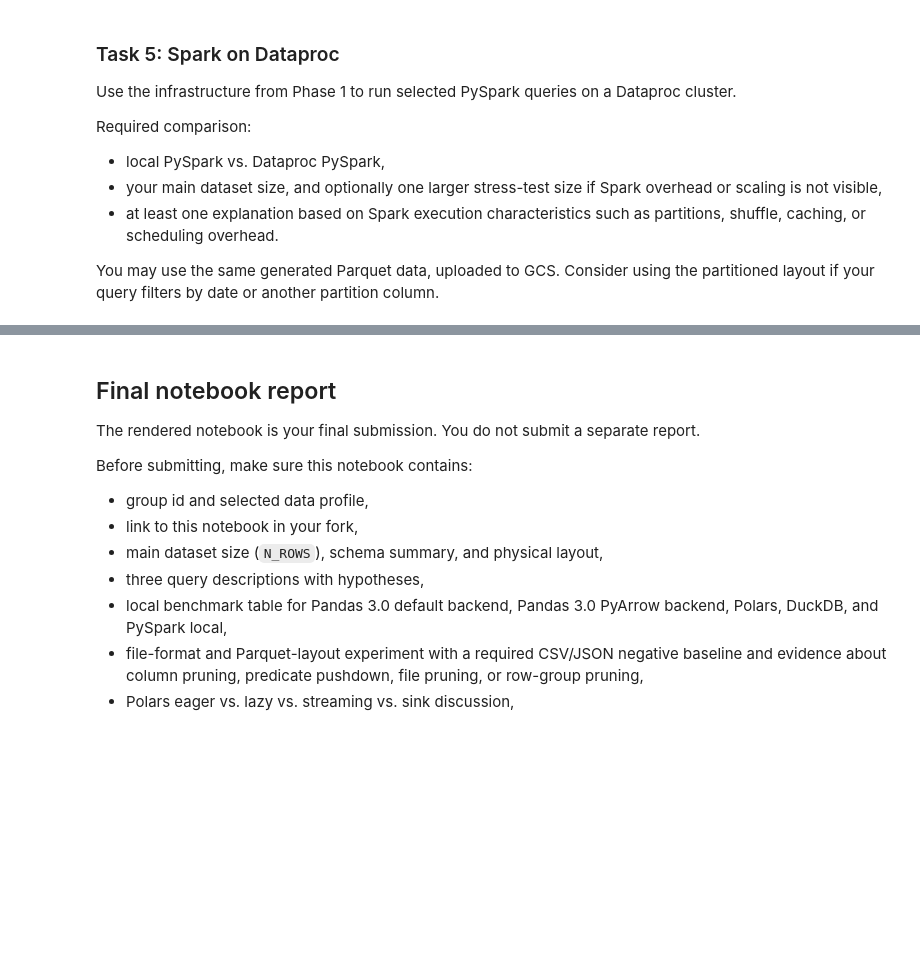
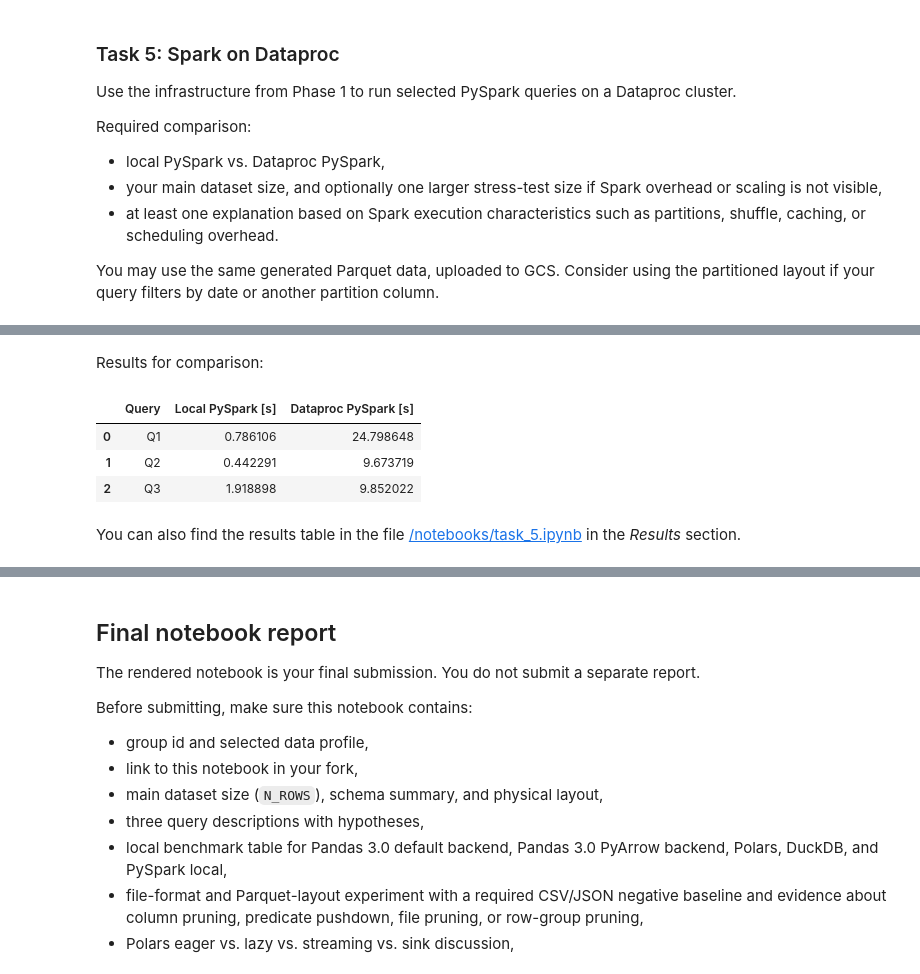
Before and after one commit to kusmierzrafal/tbd-workshop-1, a Jupyter notebook: notebooks/tbd_phase_2_26L.ipynb, the cells around one changed output, grey strips where cells are left out. Saved outputs shown, nothing was run; the diff lists cells and outputs as text; code cells hidden in the pictures; blank space fills up the shorter version.

Commit message:
add task 5 and 7

```diff
--- a/notebooks/tbd_phase_2_26L.ipynb
+++ b/notebooks/tbd_phase_2_26L.ipynb
@@ -2259,0 +2290,21 @@ You may use the same generated Parquet data, uploaded to GCS. Consider using the
+# %% [markdown]
+Results for comparison:
+# %%
+# Execution time difference
+import pandas as pd
+
+# main data size is 10000000 rows
+results = {
+    "Query": ["Q1", "Q2", "Q3"],
+    "Local PySpark [s]": [0.7861061096191406, 0.4422910213470459, 1.9188976287841797],
+    "Dataproc PySpark [s]": [24.79864764213562, 9.67371916770935, 9.852022409439087],
+}
+
+pd.DataFrame(results)
+# %% [output]
+|  | Query | Local PySpark [s] | Dataproc PySpark [s] |
+| 0 | Q1 | 0.786106 | 24.798648 |
+| 1 | Q2 | 0.442291 | 9.673719 |
+| 2 | Q3 | 1.918898 | 9.852022 |
+# %% [markdown]
+You can also find the results table in the file [/notebooks/task_5.ipynb](/notebooks/task_5.ipynb) in the *Results* section.
```
Also changed, not shown: parts of 6 cells of this notebook, 2 other files.
